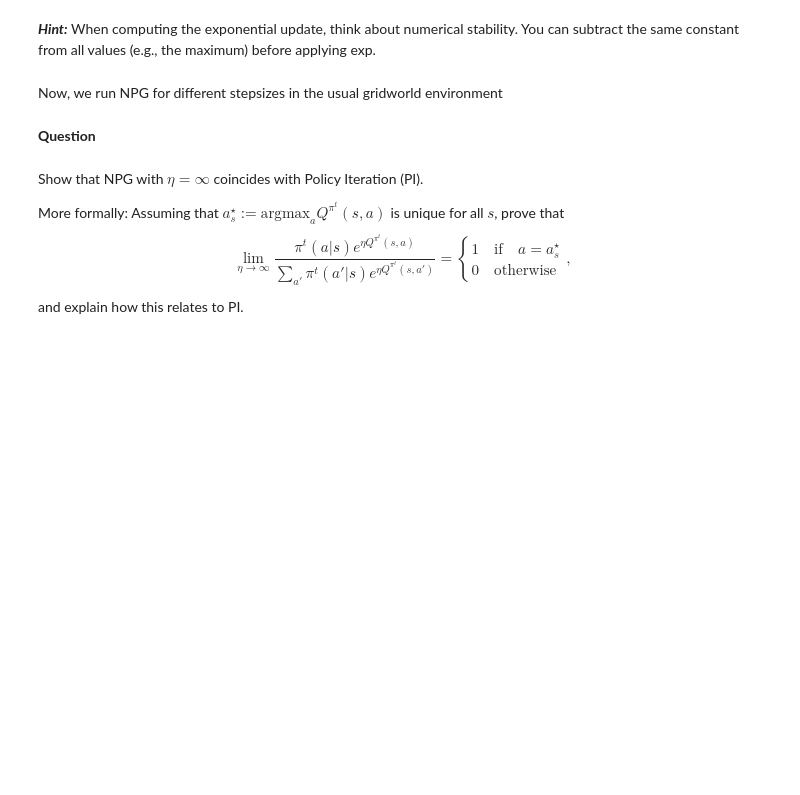
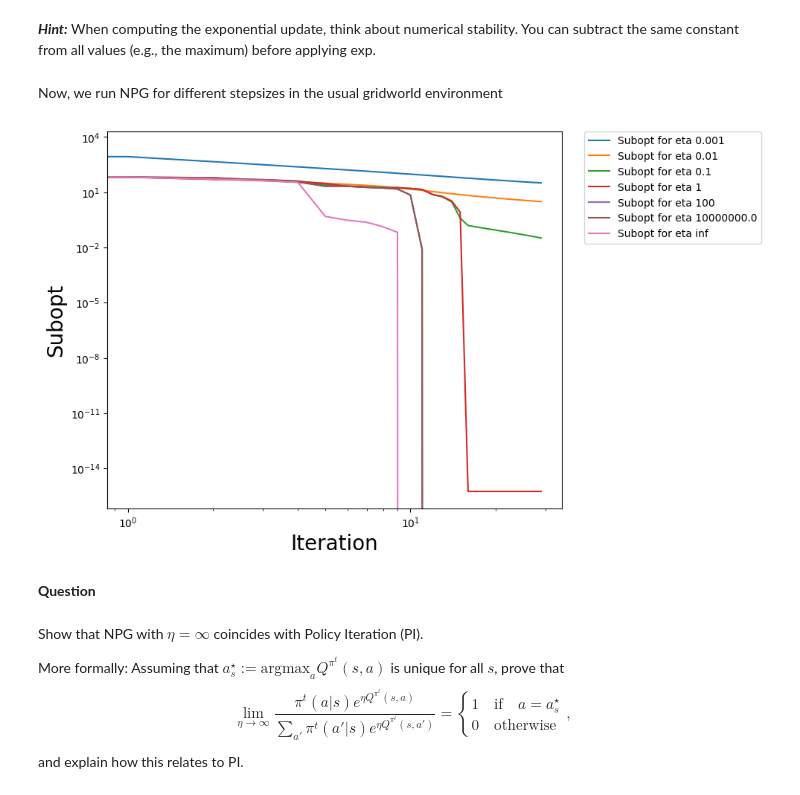
Before and after one commit to Pandananana/EPFL-Reinforcement-Learning, a Jupyter notebook: notebook3/Assignment.ipynb, the cells around one changed output. Saved outputs shown, nothing was run; the diff lists cells and outputs as text; code cells hidden in the pictures; blank space fills up the shorter version.

```diff
--- a/notebook3/Assignment.ipynb
+++ b/notebook3/Assignment.ipynb
@@ -317,12 +317,15 @@ def npg_update(q, eta, old_policy):
     """
     policy = np.zeros_like(q)
     for s in range(q.shape[0]):
-        policy[s] = ??? # TODO (unnormalized update)
+        scaled_q = eta * q[s]
+        max_scaled_q = np.max(scaled_q) # For numerical stability
+
+        policy[s] = old_policy[s] * np.exp(scaled_q - max_scaled_q)
         total = np.sum(policy[s])
         if total == 0:
              policy[s] = np.ones(q.shape[1])/q.shape[1]
         else:
-            policy[s] = ??? # TODO: normalize
+            policy[s] = policy[s] / total
     return policy
 
 def get_greedy_policy(q):
@@ -373,8 +376,25 @@ for eta in etas:
 solver = MDPsolver(gridworld)
 solver.value_iteration()
 # %%
-# TODO: if this plot appears with a too large legend, rerun this line once more
-plot_log_lines([np.array([mu.dot(solver.v - v) for v in v_different_etas[i]]) for i, _ in enumerate(etas)], [f"Subopt for eta {eta}" for eta in etas], ["Iteration", "Subopt"], "figs", "NPG.pdf", show = True)
+import matplotlib.pyplot as plt
+
+plt.rcParams['figure.figsize'] = [10, 6]
+
+plot_log_lines(
+    [np.array([mu.dot(solver.v - v) for v in v_different_etas[i]]) for i, _ in enumerate(etas)],
+    [f"Subopt for eta {eta}" for eta in etas],
+    ["Iteration", "Subopt"],
+    "figs",
+    "NPG.pdf",
+    show=False
+)
+
+plt.legend(bbox_to_anchor=(1.05, 1), loc='upper left', borderaxespad=0.)
+
+plt.tight_layout()
+plt.show()
+# %% [output]
+[figure, added]
 # %% [markdown]
 **Question**
 # %% [markdown]
```
Also changed, not shown: parts of 39 cells of this notebook.
